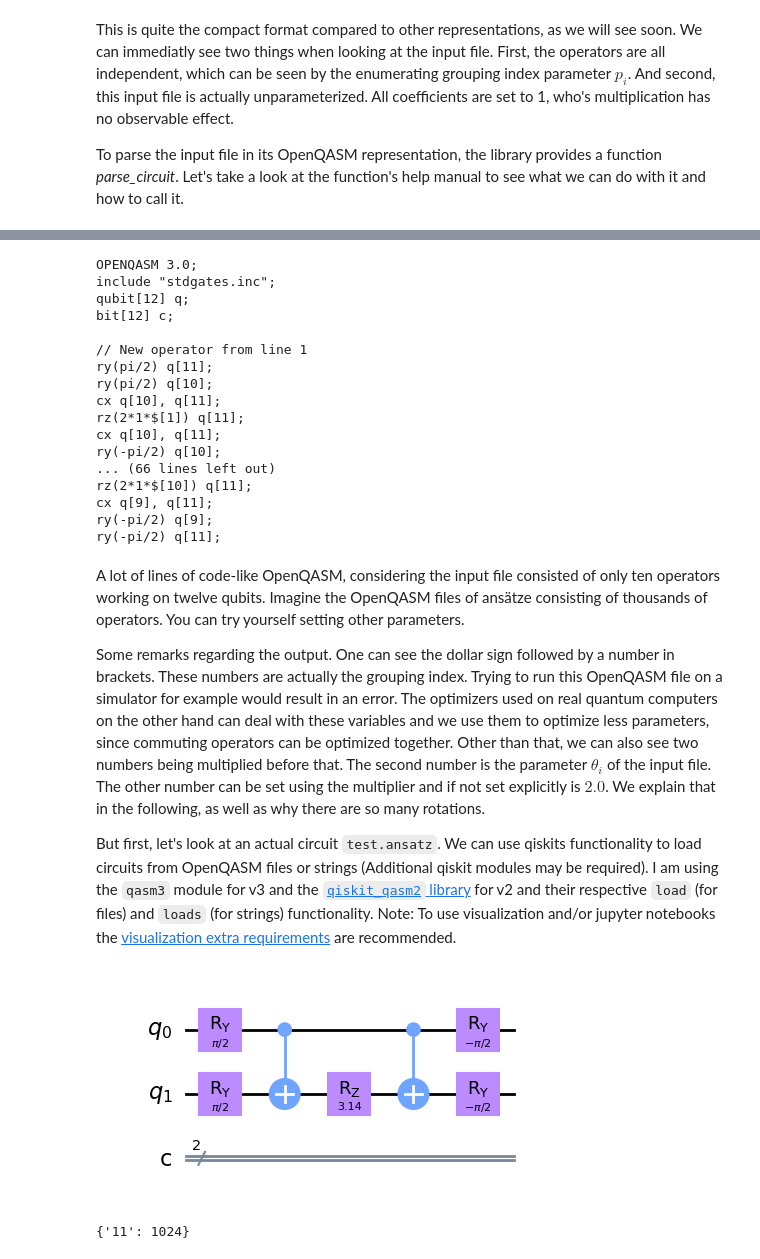
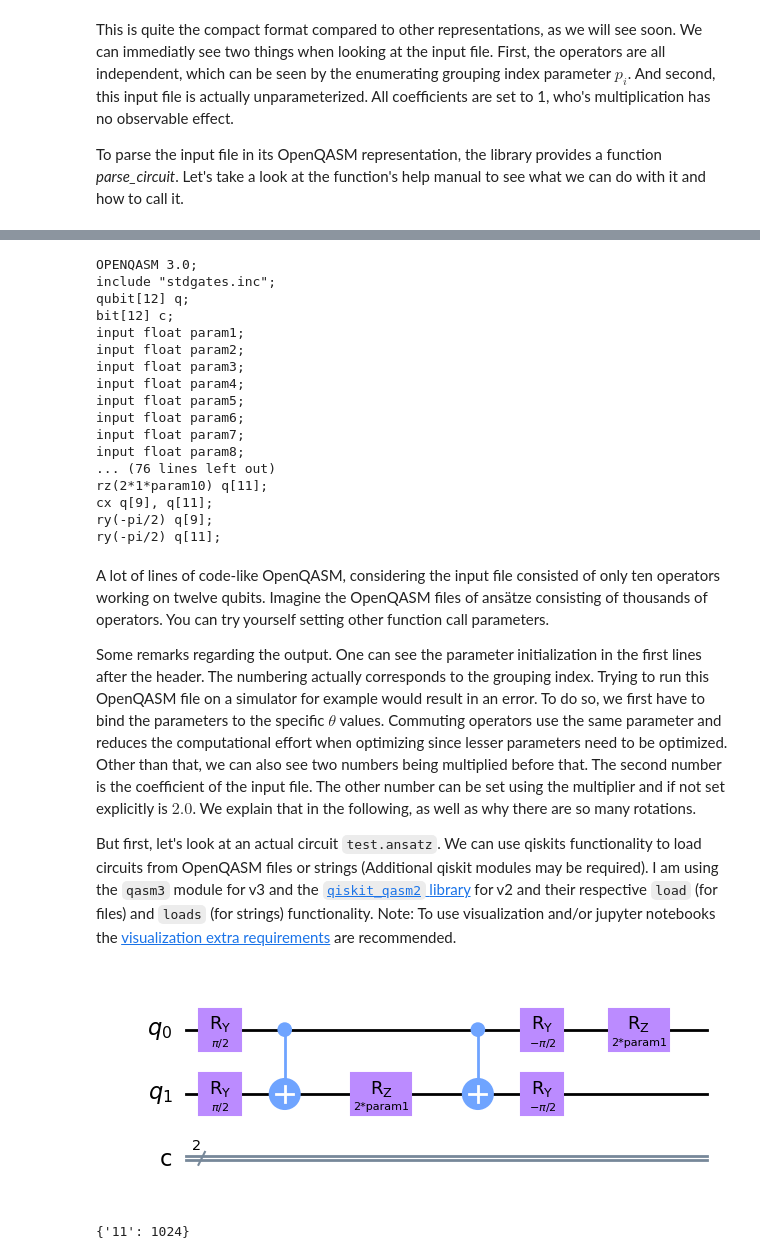
Before and after one commit to msqc-goethe/QasmParserNotebook, a Jupyter notebook: QasmParserLibrary.ipynb, the cells around one changed output, grey strips where cells are left out. Saved outputs shown, nothing was run; the diff lists cells and outputs as text; code cells hidden in the pictures.

```diff
--- a/QasmParserLibrary.ipynb
+++ b/QasmParserLibrary.ipynb
@@ -162,39 +162,39 @@ Now, calling the function and displaying the output looks like this:
 # %%
 # You can try out different additional parameters
 # We parse the h2short.ansatz ansatz and store it in our calling directory of the notebook
-circ1 = qprs.parse_circuit("h2short.ansatz", version=3, output_fn="./h2short.qasm")
+circ1 = qprs.parse_circuit("h2short.ansatz", version=3, output_fn="./h2short.qasm", parameterize=True)
 print(circ1)
 # %% [output]
 OPENQASM 3.0;
 include "stdgates.inc";
 qubit[12] q;
 bit[12] c;
-
-// New operator from line 1
-ry(pi/2) q[11];
-ry(pi/2) q[10];
-cx q[10], q[11];
-rz(2*1*$[1]) q[11];
-cx q[10], q[11];
-ry(-pi/2) q[10];
-... (66 lines left out)
-rz(2*1*$[10]) q[11];
+input float param1;
+input float param2;
+input float param3;
+input float param4;
+input float param5;
+input float param6;
+input float param7;
+input float param8;
+... (76 lines left out)
+rz(2*1*param10) q[11];
 cx q[9], q[11];
 ry(-pi/2) q[9];
 ry(-pi/2) q[11];
 # %% [markdown]
-A lot of lines of code-like OpenQASM, considering the input file consisted of only ten operators working on twelve qubits. Imagine the OpenQASM files of ansätze consisting of thousands of operators. You can try yourself setting other parameters.
+A lot of lines of code-like OpenQASM, considering the input file consisted of only ten operators working on twelve qubits. Imagine the OpenQASM files of ansätze consisting of thousands of operators. You can try yourself setting other function call parameters.
 
-Some remarks regarding the output. One can see the dollar sign followed by a number in brackets. These numbers are actually the grouping index. Trying to run this OpenQASM file on a simulator for example would result in an error. The optimizers used on real quantum computers on the other hand can deal with these variables and we use them to optimize less parameters, since commuting operators can be optimized together. Other than that, we can also see two numbers being multiplied before that. The second number is the parameter \\(\theta_i\\) of the input file. The other number can be set using the multiplier and if not set explicitly is \\(2.0\\). We explain that in the following, as well as why there are so many rotations.
+Some remarks regarding the output. One can see the parameter initialization in the first lines after the header. The numbering actually corresponds to the grouping index. Trying to run this OpenQASM file on a simulator for example would result in an error. To do so, we first have to bind the parameters to the specific \\(\theta\\) values. Commuting operators use the same parameter and reduces the computational effort when optimizing since lesser parameters need to be optimized. Other than that, we can also see two numbers being multiplied before that. The second number is the coefficient of the input file. The other number can be set using the multiplier and if not set explicitly is \\(2.0\\). We explain that in the following, as well as why there are so many rotations.
 
 But first, let's look at an actual circuit `test.ansatz`. We can use qiskits functionality to load circuits from OpenQASM files or strings (Additional qiskit modules may be required). I am using the `qasm3` module for v3 and the [`qiskit_qasm2` library](https://pypi.org/project/qiskit-qasm2/) for v2 and their respective `load` (for files) and `loads` (for strings) functionality. Note: To use visualization and/or jupyter notebooks the [visualization extra requirements](https://qiskit.org/documentation/stable/0.24/install.html) are recommended.
 # %%
 from qiskit import qasm3, BasicAer, transpile
 import qiskit_qasm2
 
-ansatz = qprs.parse_circuit("test.ansatz", grouping=False, version=3)
+ansatz = qprs.parse_circuit("test.ansatz", parameterize=True, version=3)
 qc = qasm3.loads(ansatz)
 qc.draw('mpl')
 # %% [output]
-[figure, old version]
+[figure, new version]
 # %%
```
Also changed, not shown: parts of 5 cells of this notebook, 1 other file.
